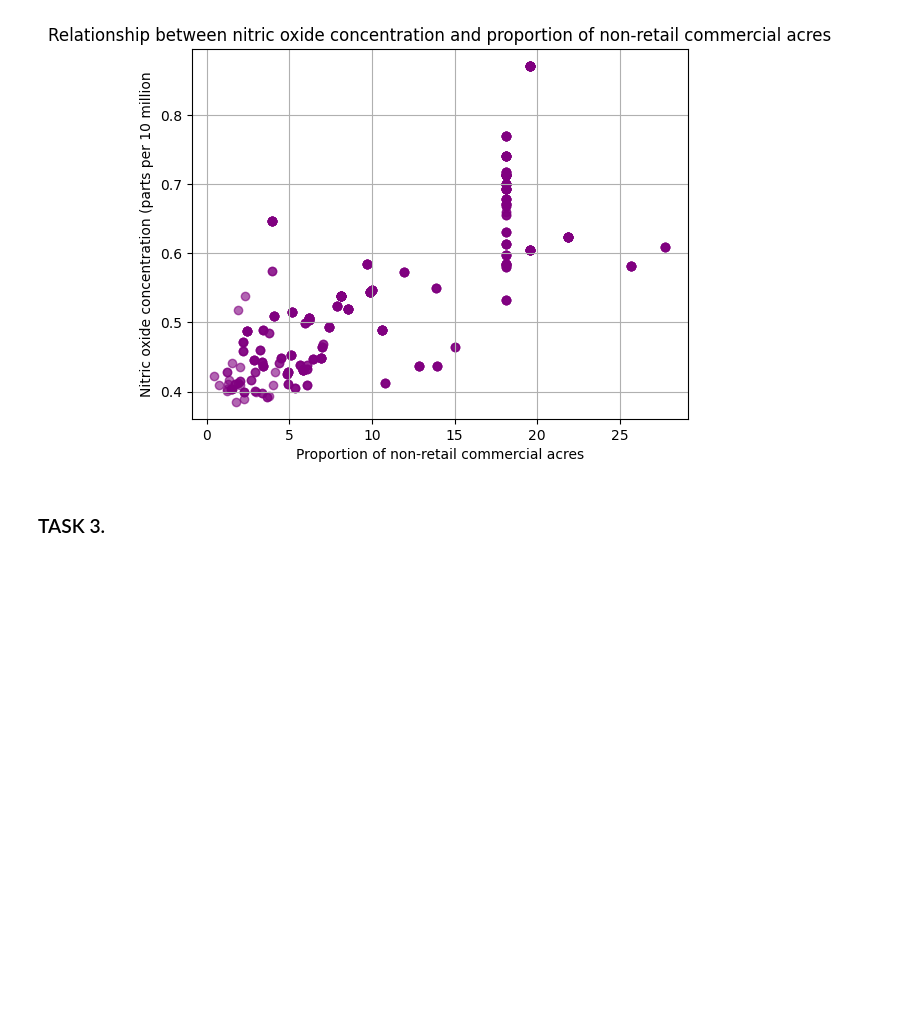
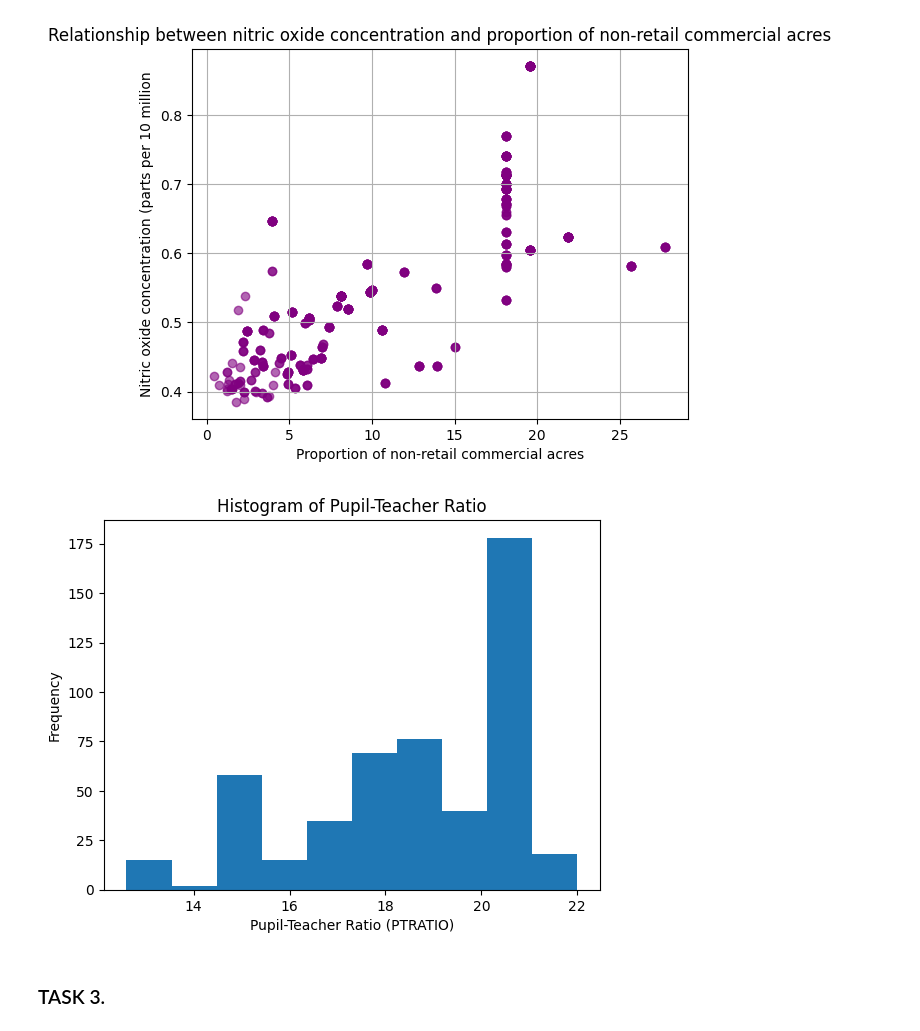
Before and after one commit to josedyanez/data_scientist, a Jupyter notebook: Optional_Peer_Graded_Assignment.jupyterlite.ipynb, the cells around one changed output. Cells and saved outputs as stored; diff of their text form; code cells hidden in the pictures; blank space fills up the shorter version.

```diff
--- a/Optional_Peer_Graded_Assignment.jupyterlite.ipynb
+++ b/Optional_Peer_Graded_Assignment.jupyterlite.ipynb
@@ -128,6 +120,19 @@ plt.show()
 [figure]
 # %%
 We can see a small positive correlation.
+# %%
+# histogram for the pupil to teacher ratio variable
+plt.hist(boston_df['PTRATIO'])
+
+# Añadir etiquetas y título
+plt.xlabel('Pupil-Teacher Ratio (PTRATIO)')
+plt.ylabel('Frequency')
+plt.title('Histogram of Pupil-Teacher Ratio')
+
+# Mostrar el histograma
+plt.show()
+# %% [output]
+[figure, added]
 # %% [markdown]
 ### TASK 3.
 # %%
```
Also changed, not shown: parts of 1 cell of this notebook.
